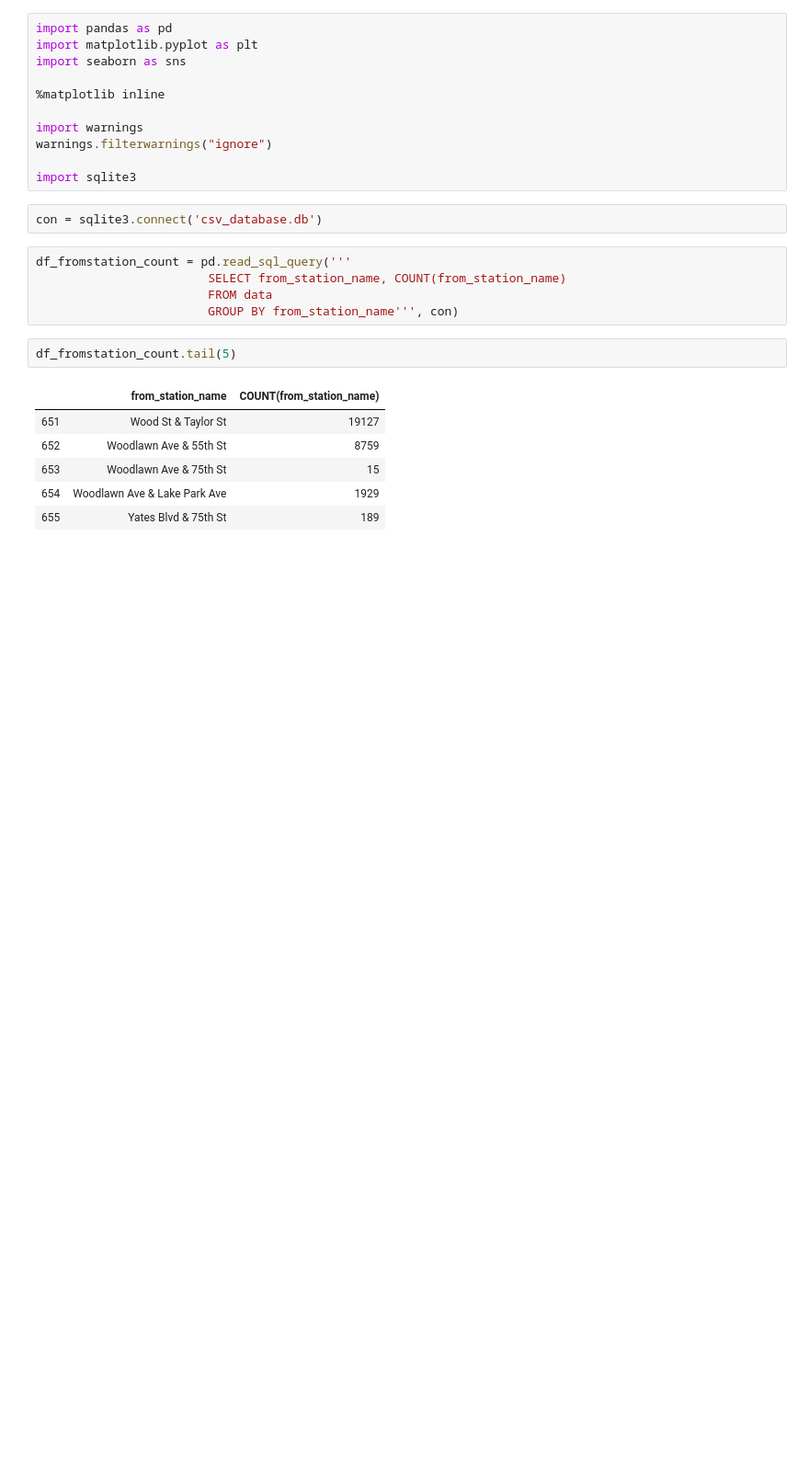
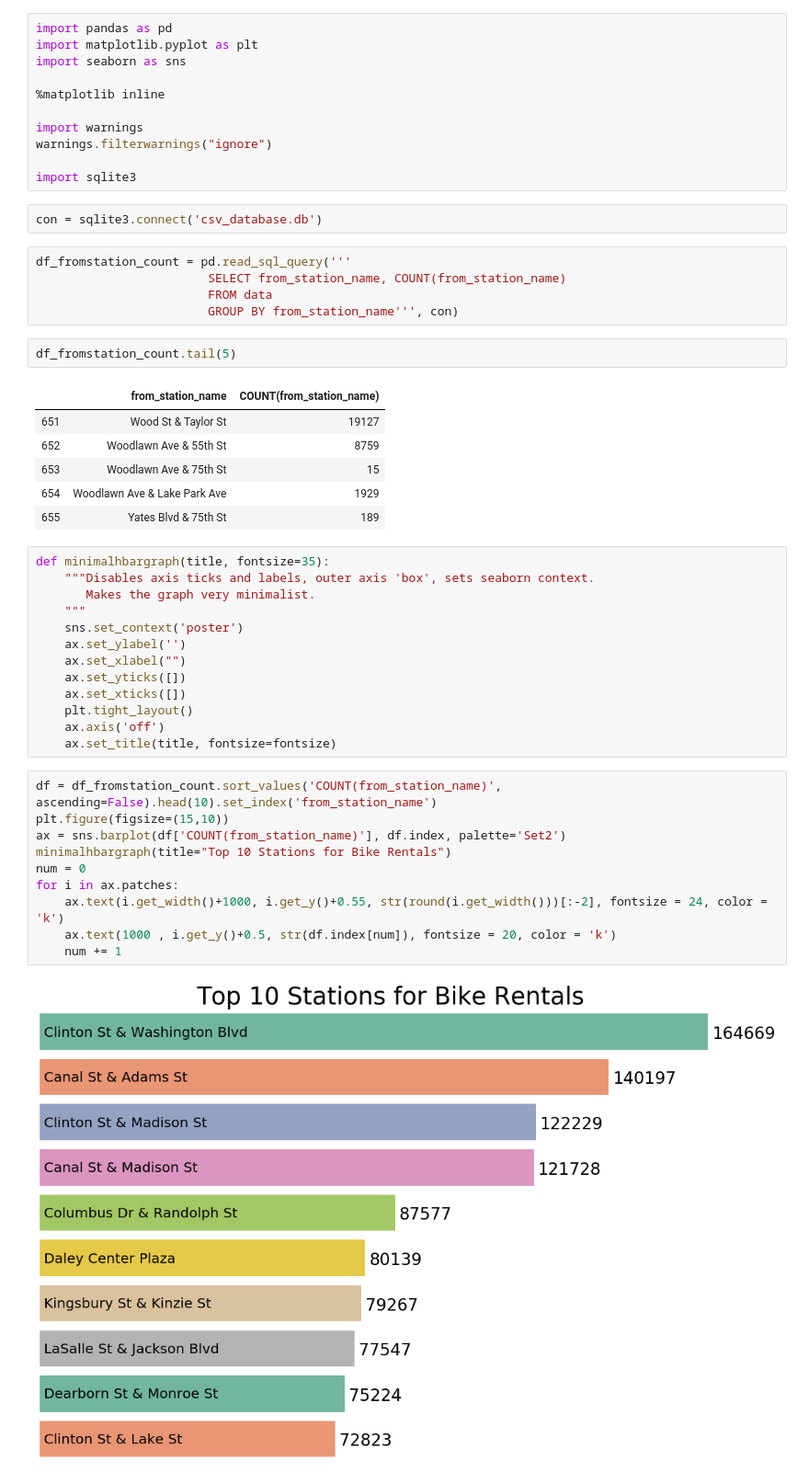
Before and after one commit to DanielPDWalker/data-analysis-with-sqlalchemy, a Jupyter notebook: sqlalchemy & sqlite workbooks - Accessing the database and plotting.ipynb, the cells around one changed output. Shown: that part at 92% size. Saved outputs shown, nothing was run; the diff lists cells and outputs as text; blank space fills up the shorter version.

Commit message:
Added top 10 stations for bike rentals (sql + plot), added users by gender (sql + plot)

```diff
--- a/sqlalchemy & sqlite workbooks - Accessing the database and plotting.ipynb
+++ b/sqlalchemy & sqlite workbooks - Accessing the database and plotting.ipynb
@@ -25,3 +25,28 @@ df_fromstation_count.tail(5)
 | 653 | Woodlawn Ave & 75th St | 15 |
 | 654 | Woodlawn Ave & Lake Park Ave | 1929 |
 | 655 | Yates Blvd & 75th St | 189 |
+# %%
+def minimalhbargraph(title, fontsize=35):
+    """Disables axis ticks and labels, outer axis 'box', sets seaborn context.
+       Makes the graph very minimalist.
+    """
+    sns.set_context('poster')
+    ax.set_ylabel('')
+    ax.set_xlabel("")
+    ax.set_yticks([])
+    ax.set_xticks([])
+    plt.tight_layout()
+    ax.axis('off')
+    ax.set_title(title, fontsize=fontsize)
+# %%
+df = df_fromstation_count.sort_values('COUNT(from_station_name)', ascending=False).head(10).set_index('from_station_name')
+plt.figure(figsize=(15,10))
+ax = sns.barplot(df['COUNT(from_station_name)'], df.index, palette='Set2')
+minimalhbargraph(title="Top 10 Stations for Bike Rentals")
+num = 0
+for i in ax.patches:
+    ax.text(i.get_width()+1000, i.get_y()+0.55, str(round(i.get_width()))[:-2], fontsize = 24, color = 'k')
+    ax.text(1000 , i.get_y()+0.5, str(df.index[num]), fontsize = 20, color = 'k')
+    num += 1
+# %% [output]
+[figure, added]
```
Also changed, not shown: parts of 3 cells of this notebook.
